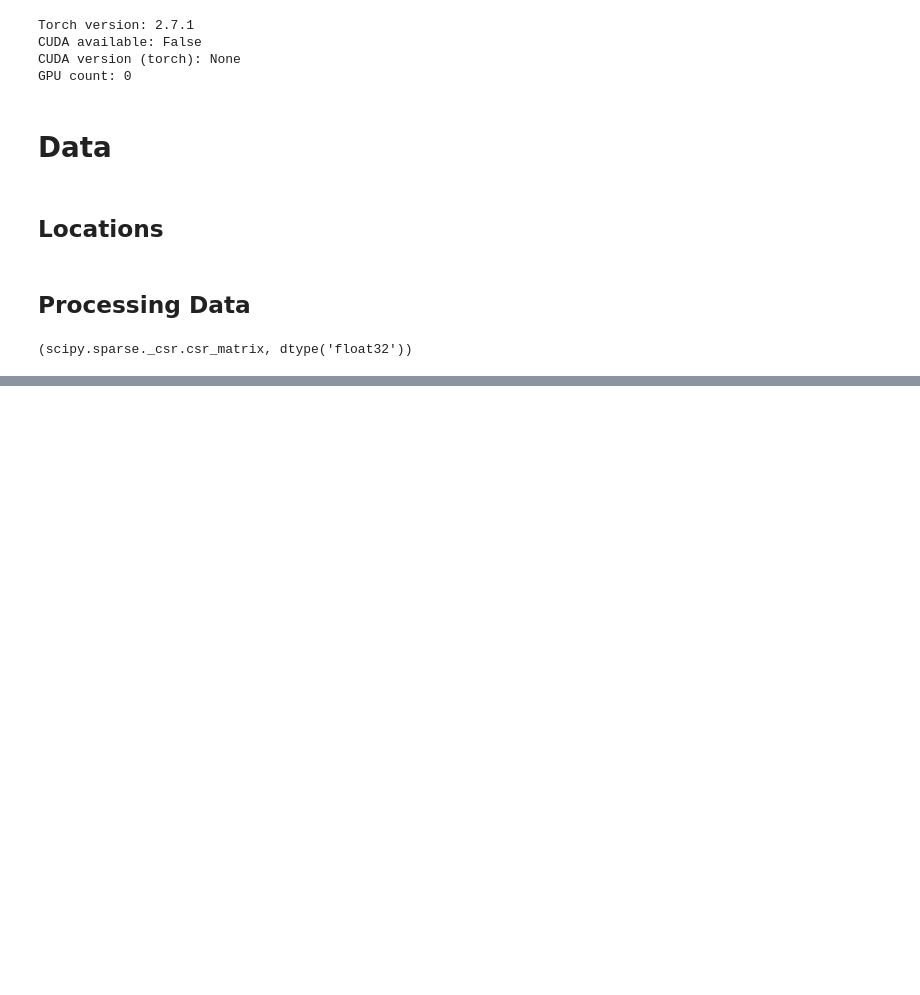
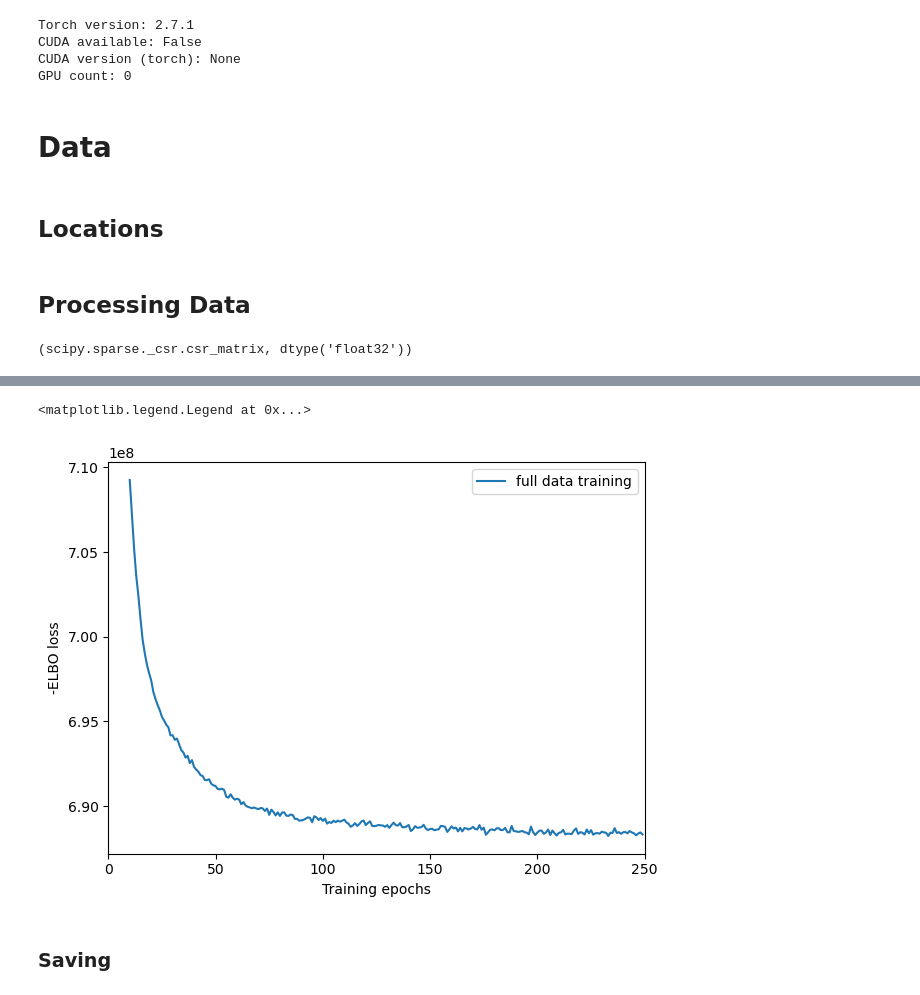
Before and after one commit to Li-Lab-COH/Spatial_CAR_T, a Jupyter notebook: CellTypeAnnotation/C2L_Training.ipynb, the cells around one changed output, grey strips where cells are left out. Cells and saved outputs as stored; diff of their text form; code cells hidden in the pictures; blank space fills up the shorter version.

```diff
--- a/CellTypeAnnotation/C2L_Training.ipynb
+++ b/CellTypeAnnotation/C2L_Training.ipynb
@@ -130,0 +118,3 @@ selected = filter_genes(adata_ref, cell_count_cutoff=5, cell_percentage_cutoff2=
+# %%
+# filter the object
+adata_ref = adata_ref[:, selected].copy()
@@ -130,0 +131,7 @@ selected = filter_genes(adata_ref, cell_count_cutoff=5, cell_percentage_cutoff2=
+# %%
+# create the regression model
+from cell2location.models import RegressionModel
+mod = RegressionModel(adata_ref)
+
+# view anndata_setup as a sanity check
+mod.view_anndata_setup()
@@ -130,0 +204,2 @@ selected = filter_genes(adata_ref, cell_count_cutoff=5, cell_percentage_cutoff2=
+# %%
+mod.train(max_epochs=250)
@@ -130,0 +213,9 @@ selected = filter_genes(adata_ref, cell_count_cutoff=5, cell_percentage_cutoff2=
+# %%
+# plot ELBO loss history during training, removing first 100 epochs from the plot
+mod.plot_history(10)
+plt.legend(labels=['full data training'])
+# %% [output]
+<matplotlib.legend.Legend at 0x...>
+[figure, added]
+# %% [markdown]
+### Saving
```
Also changed, not shown: parts of 20 cells of this notebook, 1 other file.
